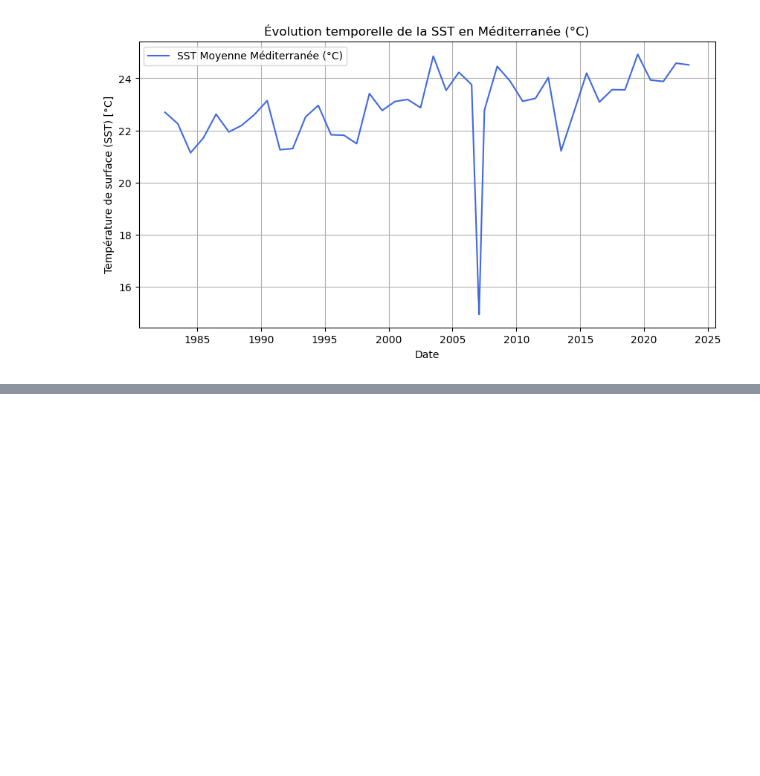
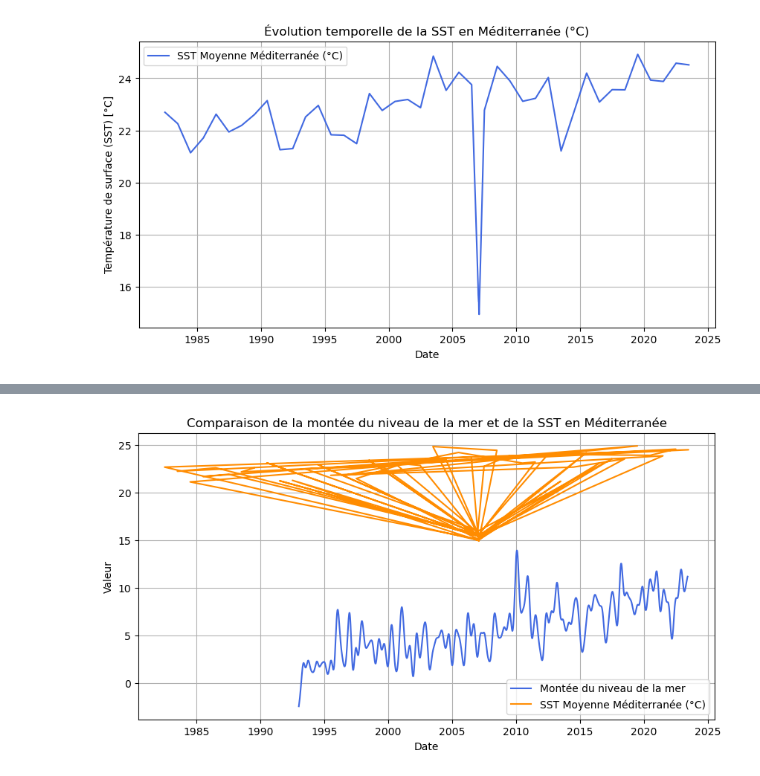
Before and after one commit to LeoDony7/Stat-App-Montee-des-oceans, a Jupyter notebook: visualization.ipynb, the cells around one changed output, grey strips where cells are left out. Saved outputs shown, nothing was run; the diff lists cells and outputs as text; code cells hidden in the pictures; blank space fills up the shorter version.

```diff
--- a/visualization.ipynb
+++ b/visualization.ipynb
@@ -93,0 +187,83 @@ plt.show()
+# %%
+import xarray as xr
+import matplotlib.pyplot as plt
+import os
+
+# --------------------- Partie 1 : Charger et traiter les données de montée du niveau de la mer ---------------------
+
+# Charger le fichier de montée du niveau de la mer (remplacer par le chemin réel du fichier)
+file_path_msl = 'my_data_folder/sea_level_folder/omi_climate_sl_medsea_area_averaged_anomalies_19930101_P20240228.nc'  # Remplacer par le chemin réel du fichier
+ds_msl = xr.open_dataset(file_path_msl)
+
+# Vérifier le nom de la variable temporelle dans le fichier de montée du niveau de la mer
+time_variable_msl = 'time'  # Remplacer par le nom réel de la variable temporelle si nécessaire
+time_values_msl = ds_msl[time_variable_msl].values  # Extraire les valeurs temporelles
+
+# Sélectionner la première variable de montée du niveau de la mer
+variable_msl = list(ds_msl.data_vars.keys())[0]
+
+# Extraire les données de la variable de montée du niveau de la mer
+msl_data = ds_msl[variable_msl]
+
+# --------------------- Partie 2 : Charger et traiter les fichiers SST ---------------------
+
+# Liste des fichiers SST (remplacez par votre chemin réel)
+sst_folder_path = 'my_data_folder/eursst_folder'  # Remplacez par le chemin réel du dossier contenant vos fichiers SST
+sst_files = [f for f in os.listdir(sst_folder_path) if f.endswith('.nc')]
+
+# Créer une liste pour charger les datasets SST
+sst_datasets = []
+
+# Charger chaque fichier SST et extraire les données
+for file_name in sst_files:
+    file_path = os.path.join(sst_folder_path, file_name)
+    print(f"Chargement du fichier SST : {file_path}")
+
+    # Charger le fichier NetCDF
+    ds_sst = xr.open_dataset(file_path)
+
+    # Extraire les données SST dans la zone méditerranéenne
+    lat_min = 30   # Latitude minimale (30°N)
+    lat_max = 45   # Latitude maximale (45°N)
+    lon_min = -5   # Longitude minimale (5°W)
+    lon_max = 37   # Longitude maximale (37°E)
+
+    sst_mediterranean = ds_sst['analysed_sst'].sel(lat=slice(lat_min, lat_max), lon=slice(lon_min, lon_max))
+
+    # Ajouter le dataset à la liste
+    sst_datasets.append(sst_mediterranean)
+
+    # Fermer le dataset après l'avoir chargé
+    ds_sst.close()
+
+# Concaténer tous les fichiers SST dans un seul dataset
+sst_combined = xr.concat(sst_datasets, dim='time')
+
+# Calculer la moyenne de la SST sur la zone méditerranéenne (moyenne spatiale)
+sst_mean_mediterranean = sst_combined.mean(dim=["lat", "lon"])
+
+# --------------------- Partie 3 : Visualisation des données ---------------------
+
+# Créer le graphique pour comparer les deux séries temporelles
+
+plt.figure(figsize=(10, 5))
+
+# Tracer la montée du niveau de la mer
+plt.plot(time_values_msl, msl_data, label="Montée du niveau de la mer", color="royalblue")
+
+# Tracer la SST moyenne en Méditerranée en Celsius
+plt.plot(sst_mean_mediterranean.time, sst_mean_mediterranean - 273.15, label="SST Moyenne Méditerranée (°C)", color="darkorange")
+
+# Ajouter des labels et un titre
+plt.xlabel("Date")
+plt.ylabel("Valeur")
+plt.title("Comparaison de la montée du niveau de la mer et de la SST en Méditerranée")
+plt.legend()
+plt.grid()
+
+# Afficher le graphique
+plt.show()
+
+# Fermer les datasets
+ds_msl.close()
+# %% [output]
@@ -93,0 +287 @@ plt.show()
+[figure, added]
```
Also changed, not shown: parts of 4 cells of this notebook, 5 other files.
